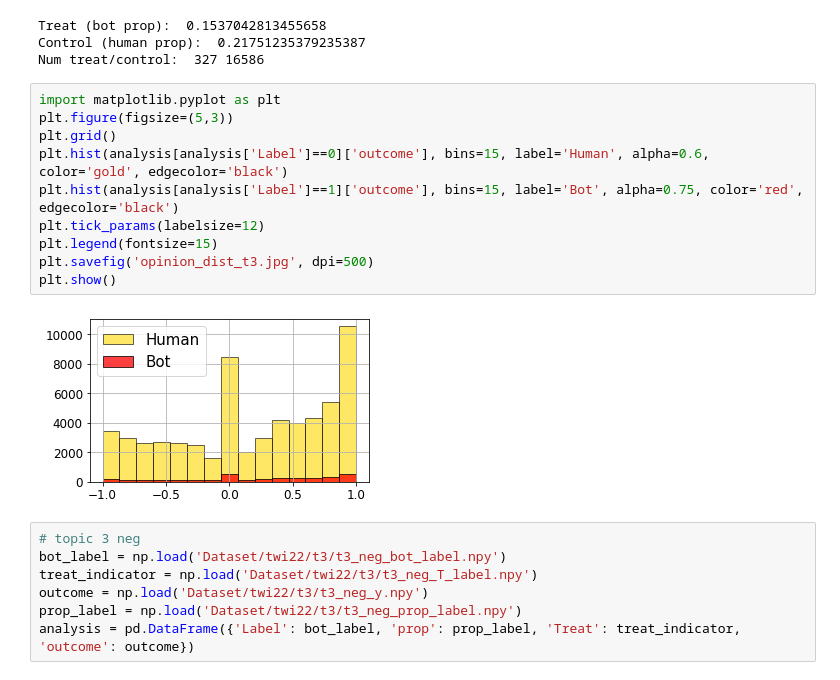
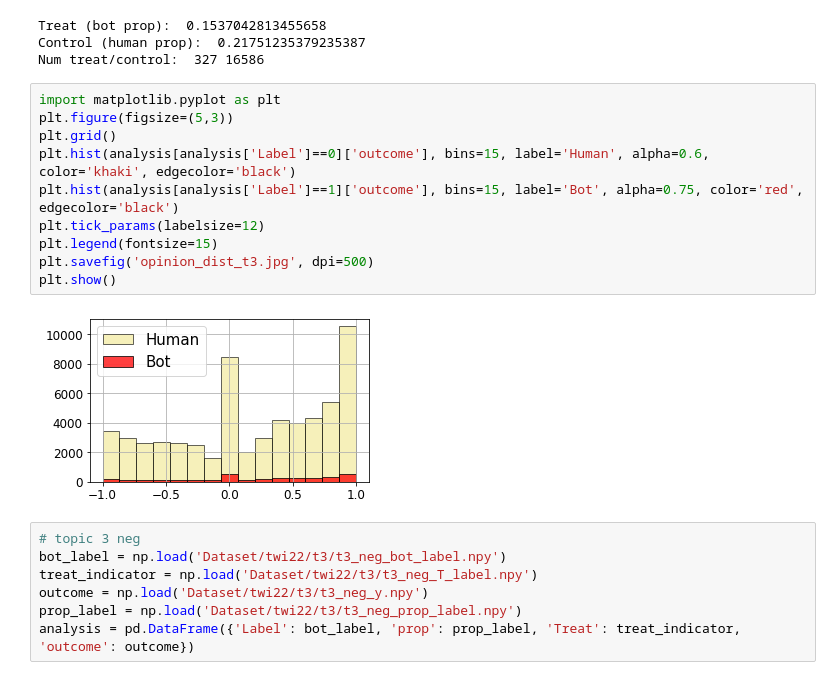
Before and after one commit to ZaccWu/botImpact, a Jupyter notebook: empirical+vis.ipynb, the cells around one changed output. Cells and saved outputs as stored; diff of their text form.

```diff
--- a/empirical+vis.ipynb
+++ b/empirical+vis.ipynb
@@ -144,15 +245,15 @@ Num treat/control:  327 16586
 # %%
 import matplotlib.pyplot as plt
 plt.figure(figsize=(5,3))
 plt.grid()
-plt.hist(analysis[analysis['Label']==0]['outcome'], bins=15, label='Human', alpha=0.6, color='gold', edgecolor='black')
+plt.hist(analysis[analysis['Label']==0]['outcome'], bins=15, label='Human', alpha=0.6, color='khaki', edgecolor='black')
 plt.hist(analysis[analysis['Label']==1]['outcome'], bins=15, label='Bot', alpha=0.75, color='red', edgecolor='black')
 plt.tick_params(labelsize=12)
 plt.legend(fontsize=15)
 plt.savefig('opinion_dist_t3.jpg', dpi=500)
 plt.show()
 # %% [output]
-[figure, old version]
+[figure, new version]
 # %%
 # topic 3 neg
 bot_label = np.load('Dataset/twi22/t3/t3_neg_bot_label.npy')
```
Also changed, not shown: parts of 7 cells of this notebook, 24 other files.
